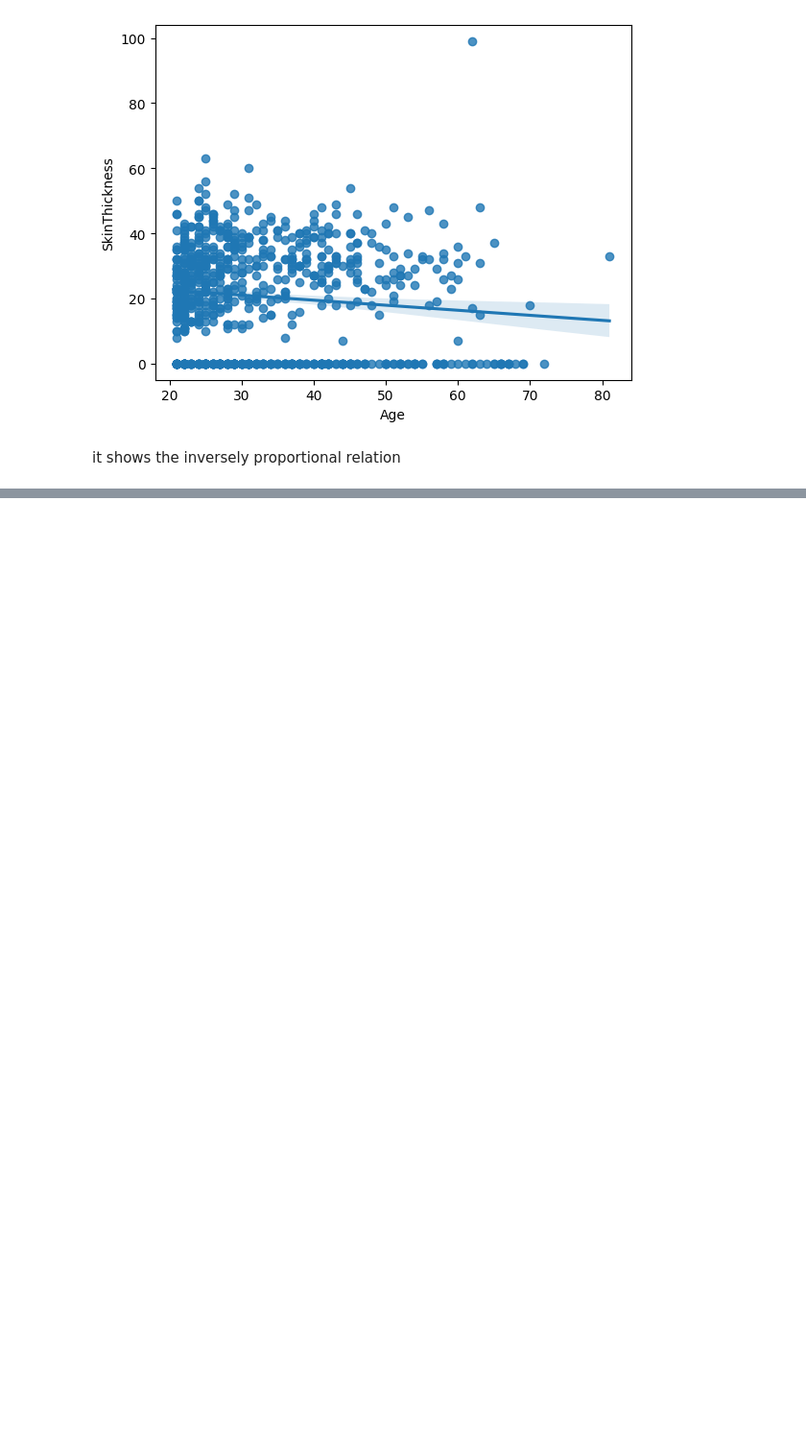
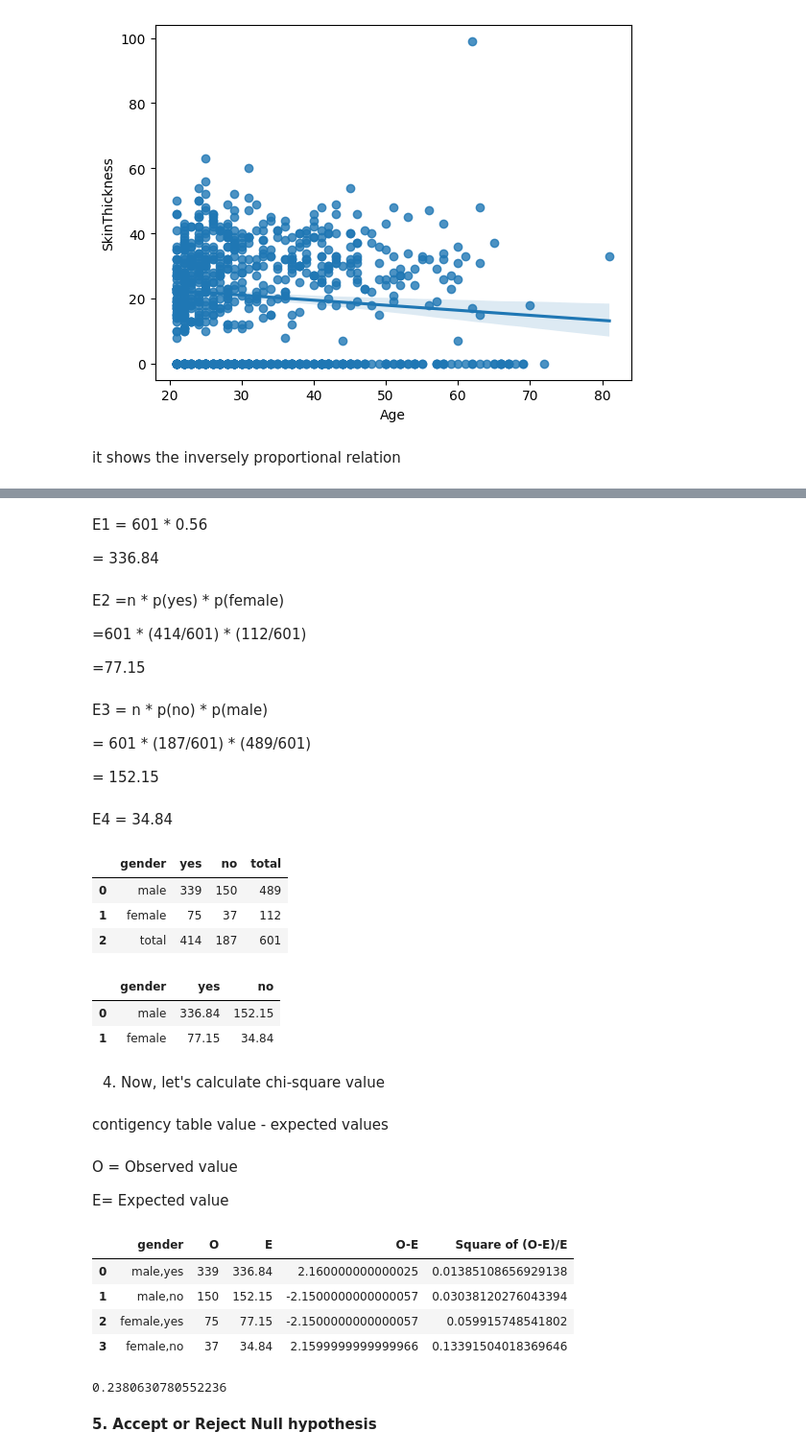
Before and after one commit to MekhzZ/AppliedStatisticsWithPython.ipynb, a Jupyter notebook: AppliedStatisticsWithPython.ipynb, the cells around one changed output, grey strips where cells are left out. Shown at 96% size. Saved outputs shown, nothing was run; the diff lists cells and outputs as text; code cells hidden in the pictures; blank space fills up the shorter version.

```diff
--- a/AppliedStatisticsWithPython.ipynb
+++ b/AppliedStatisticsWithPython.ipynb
@@ -733,0 +792,18 @@ it shows the inversely proportional relation
+# %% [markdown]
+E1 = 601 * 0.56
+
+= 336.84
+# %% [markdown]
+E2 =n *  p(yes) * p(female)
+
+=601 * (414/601) * (112/601)
+
+=77.15
+# %% [markdown]
+E3 = n * p(no) * p(male)
+
+= 601 * (187/601) * (489/601)
+
+= 152.15
+# %% [markdown]
+E4 = 34.84
@@ -733,0 +818,45 @@ it shows the inversely proportional relation
+# %%
+contingency_table
+# %% [output]
+|  | gender | yes | no | total |
+| 0 | male | 339 | 150 | 489 |
+| 1 | female | 75 | 37 | 112 |
+| 2 | total | 414 | 187 | 601 |
+# %%
+expected_values
+# %% [output]
+|  | gender | yes | no |
+| 0 | male | 336.84 | 152.15 |
+| 1 | female | 77.15 | 34.84 |
+# %% [markdown]
+4. Now, let's calculate chi-square value
+# %% [markdown]
+contigency table value - expected values
+# %% [markdown]
+O = Observed value
+
+E= Expected value
+# %%
+chi_value = pd.DataFrame(
+    np.array([
+        ['male,yes',339,336.84,339-336.84,(339-336.84)**2/336.84],
+        ['male,no',150,152.15,150-152.15,(150-152.15)**2/152.15],
+        ['female,yes',75,77.15,75-77.15,(75-77.15)**2/77.15],
+        ['female,no',37,34.84,37-34.84,(37-34.84)**2/34.84],
+    ]),
+    columns=['gender', 'O', 'E', 'O-E', 'Square of (O-E)/E']
+)
+chi_value
+# %% [output]
+|  | gender | O | E | O-E | Square of (O-E)/E |
+| 0 | male,yes | 339 | 336.84 | 2.160000000000025 | 0.01385108656929138 |
+| 1 | male,no | 150 | 152.15 | -2.1500000000000057 | 0.03038120276043394 |
+| 2 | female,yes | 75 | 77.15 | -2.1500000000000057 | 0.059915748541802 |
+| 3 | female,no | 37 | 34.84 | 2.1599999999999966 | 0.13391504018369646 |
+# %%
+chi_sq_value = pd.to_numeric(chi_value['Square of (O-E)/E'].sum()
+chi_sq_value
+# %% [output]
+0.2380630780552236
+# %% [markdown]
+**5. Accept or Reject Null hypothesis**
```
Also changed, not shown: parts of 37 cells of this notebook.
